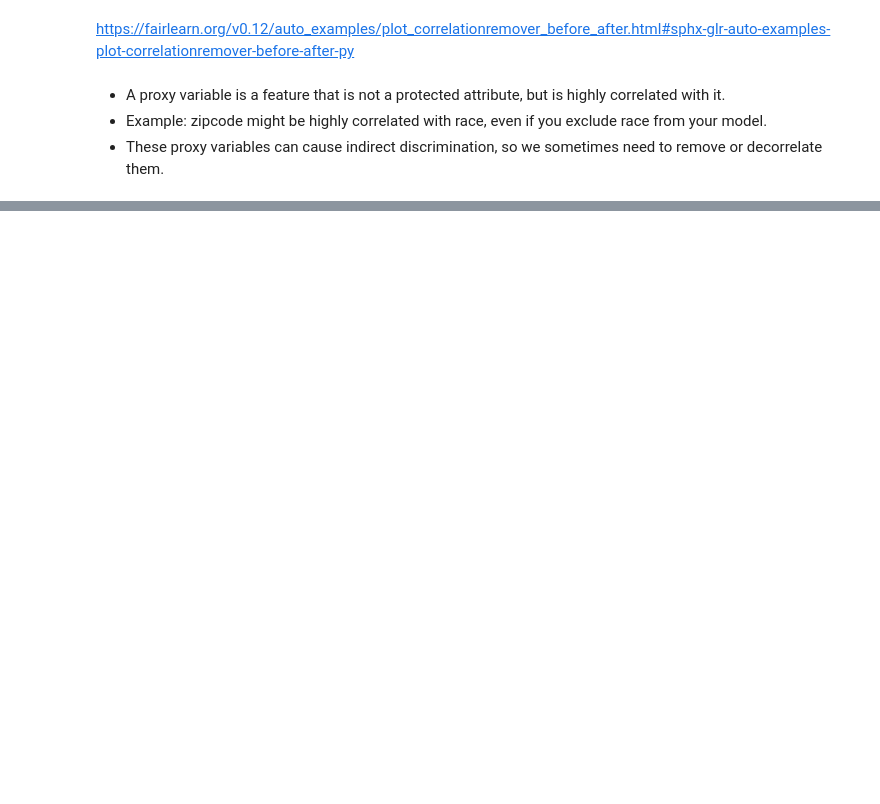
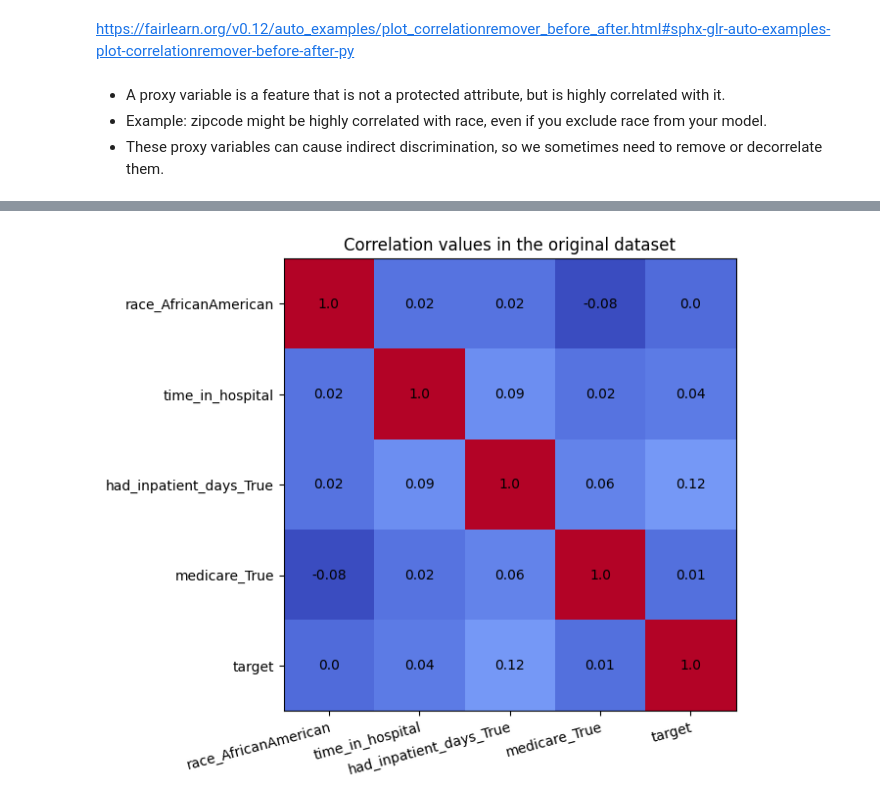
Before and after one commit to lidv94/bias-fairness, a Jupyter notebook: dev_fairlearn.ipynb, the cells around one changed output, grey strips where cells are left out. Cells and saved outputs as stored; diff of their text form; code cells hidden in the pictures; blank space fills up the shorter version.

```diff
--- a/dev_fairlearn.ipynb
+++ b/dev_fairlearn.ipynb
@@ -1708,0 +1686,39 @@ X_ohe
+# %%
+def plot_heatmap_corr_rm(X_ohe_plot:pd.DataFrame,
+                         y:pd.Series,
+                         title:str):
+    df = X_ohe_plot.copy()
+    df["target"] = y
+    cols = list(df.columns)
+
+    fig, ax = plt.subplots(figsize=(8, 6))
+    ax.imshow(round(df.corr(), 2), cmap="coolwarm")
+
+    # Show all ticks and label them with the respective list entries
+    ax.set_xticks(np.arange(len(cols)))
+    ax.set_xticklabels(cols)
+    ax.set_yticks(np.arange(len(cols)))
+    ax.set_yticklabels(cols)
+
+    # Rotate the tick labels and set their alignment.
+    plt.setp(ax.get_xticklabels(), rotation=15, ha="right", rotation_mode="anchor")
+
+    # Loop over data dimensions and create text annotations.
+    for i in range(len(cols)):
+        for j in range(len(cols)):
+            ax.text(
+                j,
+                i,
+                round(df.corr().to_numpy()[i, j], 2),
+                ha="center",
+                va="center",
+            )
+
+    ax.set_title(f"{title}")
+    plt.show()
+# %%
+plot_heatmap_corr_rm(X_ohe.loc[:,['race_AfricanAmerican','time_in_hospital','had_inpatient_days_True','medicare_True']] ,
+                     y =y,
+                     title="Correlation values in the original dataset")
+# %% [output]
+[figure, added]
```
Also changed, not shown: parts of 65 cells of this notebook, 1 other file.
